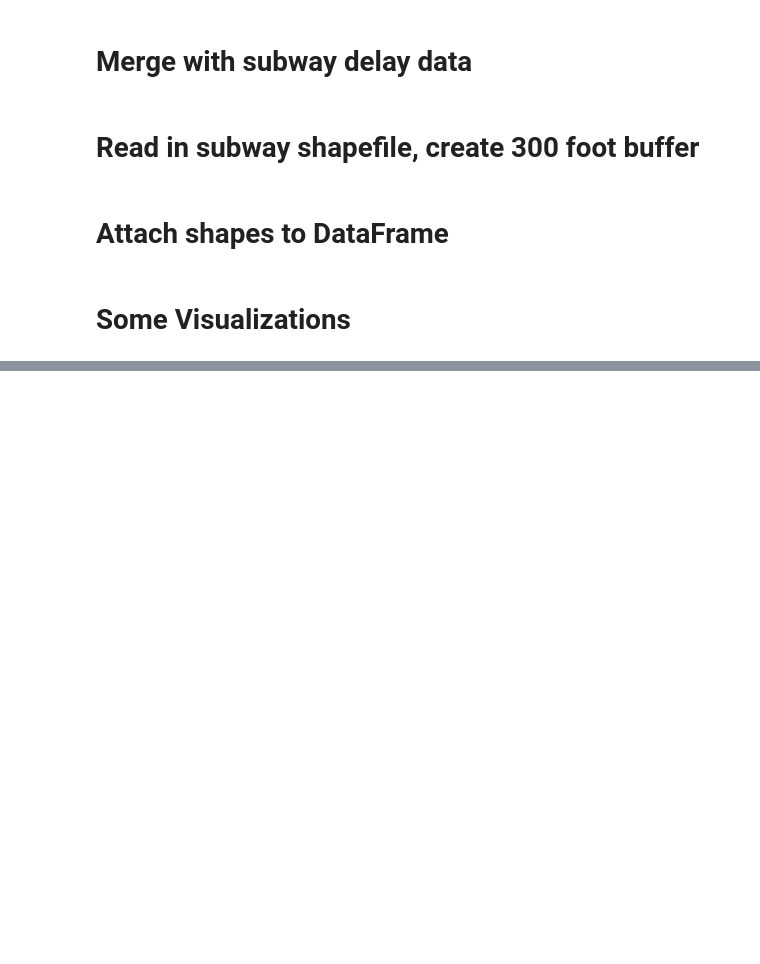
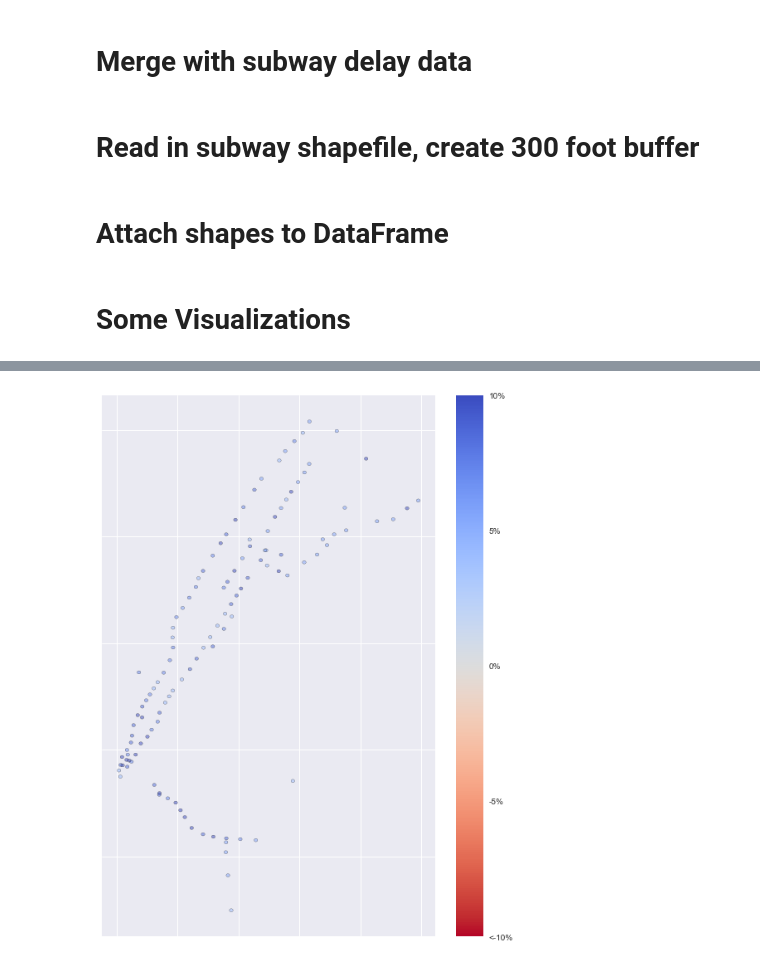
Before and after one commit to shayle/subway_taxi, a Jupyter notebook: Exploratory_Data.ipynb, the cells around one changed output, grey strips where cells are left out. Cells and saved outputs as stored; diff of their text form; code cells hidden in the pictures; blank space fills up the shorter version.

```diff
--- a/Exploratory_Data.ipynb
+++ b/Exploratory_Data.ipynb
@@ -234,0 +150,2 @@ subwayst
+# %%
+subwaytaxi['delayed'] = subwaytaxi.delay.apply(lambda x: 1 if x > 0 else 0)
@@ -234,0 +154,29 @@ subwayst
+# %%
+comparison['percchange'] = ((comparison['Taxi_Rides_with'] - comparison['Taxi_Rides_without']) / \
+                            comparison['Taxi_Rides_without'] ) * 100
+comparison.fillna(0, inplace = True)
+# %%
+vizdf3 = subwaytaxi.groupby('nameline').mean().merge(comparison, right_index = True, left_index = True)
+# %%
+vizdf3 = vizdf3.merge(subwayst, how='left')
+# %%
+fig, ax = pl.subplots(figsize = (9, 12))
+
+vizdf3 = gpd.GeoDataFrame(vizdf3, geometry = 'buffer')
+
+vmax = 10
+vmin = -10
+vizdf3.plot('percchange', cmap = cm.coolwarm_r, scheme = 'quantiles', linewidth = .2,
+           vmin = vmin, ax = ax)
+
+m = cm.ScalarMappable(cmap=cm.coolwarm_r)
+m.set_array(np.linspace(vmin, vmax, 200))
+pl.tick_params(which = 'both',
+              labelbottom = 'off',
+              labelleft = 'off')
+
+cbar = fig.colorbar(m)
+cbar.set_ticks([vmin, -5, 0, 5, vmax])
+cbar.set_ticklabels(['<-10%', '-5%', '0%', '5%', '10%'])
+# %% [output]
+[figure, added]
```
Also changed, not shown: parts of 47 cells of this notebook.
